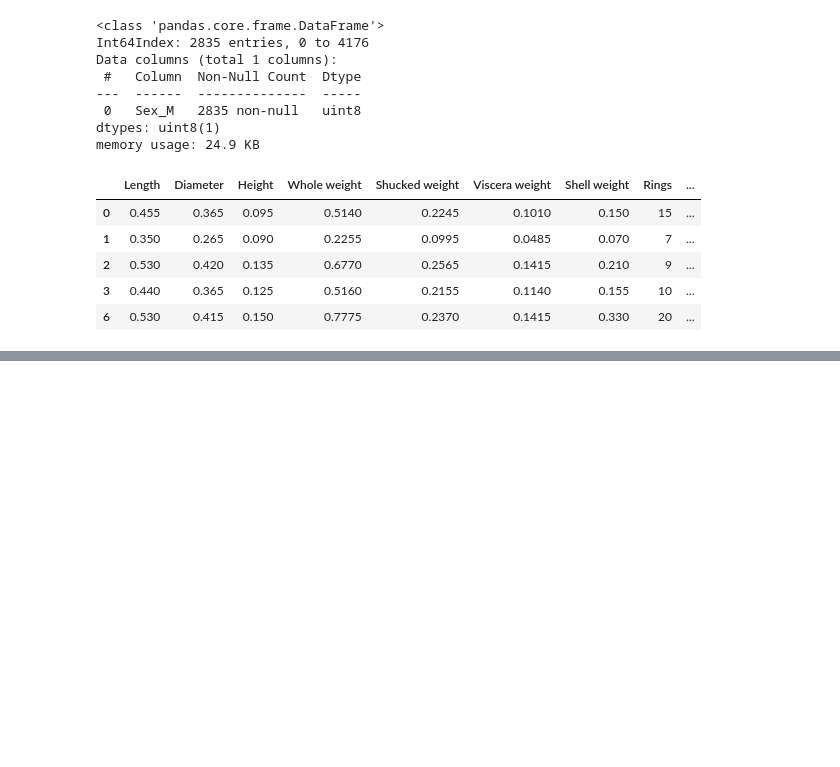
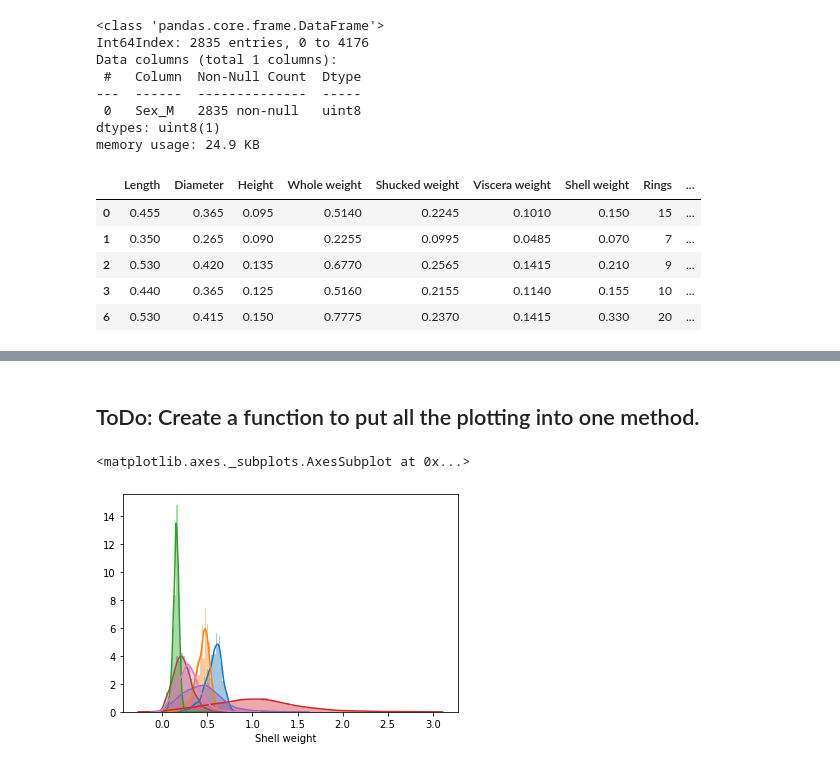
Before and after one commit to sateesh12/bin_utils, a Jupyter notebook: Logistics_Regression.ipynb, the cells around one changed output, grey strips where cells are left out. Drawn from its saved outputs; the diff is of its cells as text; code cells hidden in the pictures; blank space fills up the shorter version.

```diff
--- a/Logistics_Regression.ipynb
+++ b/Logistics_Regression.ipynb
@@ -208,0 +216,30 @@ AttributeError: 'DataFrame' object has no attribute 'Height'
+# %%
+#Now start to build the dependent and independent variables list
+X = fdf.drop(['Sex_M'],axis=1)
+y = fdf['Sex_M']
+
+from sklearn.preprocessing import StandardScaler
+scaler = StandardScaler()
+scaler.fit(X)
+
+# Scale and center the data
+fdf_normalized = scaler.transform(X)
+
+# Create a pandas DataFrame of independent variables.
+fdf_normalized = pd.DataFrame(data=X, index=X.index, columns=X.columns)
+# %% [markdown]
+## ToDo: Create a function to put all the plotting into one method.
+# %%
+#Now plot to verify how the normalized values look
+import seaborn as sns
+#Need to build a fucntion here, but for now
+sns.distplot(fdf_normalized.iloc[:,0])  #Not sure why fdf.Length does not work !
+sns.distplot(fdf_normalized.Diameter)
+sns.distplot(fdf_normalized.iloc[:,2])
+sns.distplot(fdf_normalized.iloc[:,3])
+sns.distplot(fdf_normalized.iloc[:,4])
+sns.distplot(fdf_normalized.iloc[:,5])
+sns.distplot(fdf_normalized.iloc[:,6])
+# %% [output]
+<matplotlib.axes._subplots.AxesSubplot at 0x...>
+[figure, added]
```
Also changed, not shown: parts of 12 cells of this notebook.
